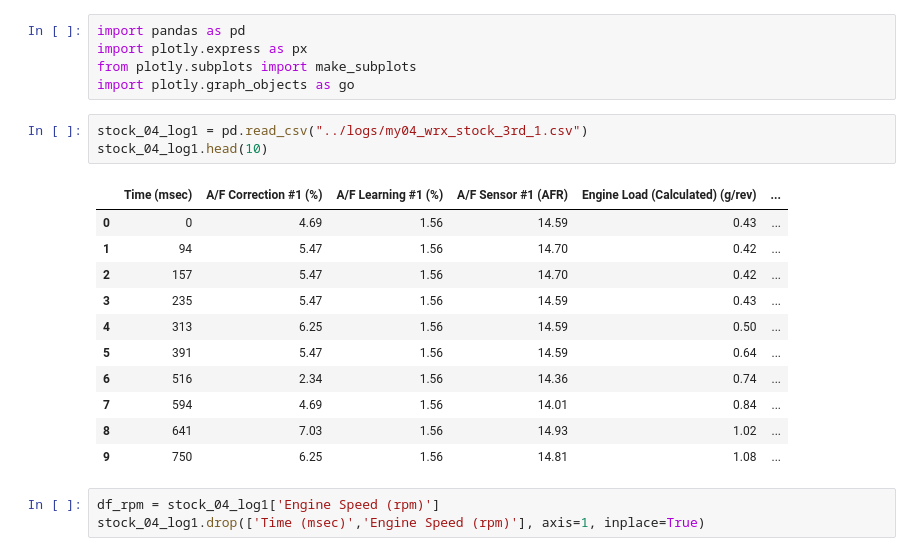
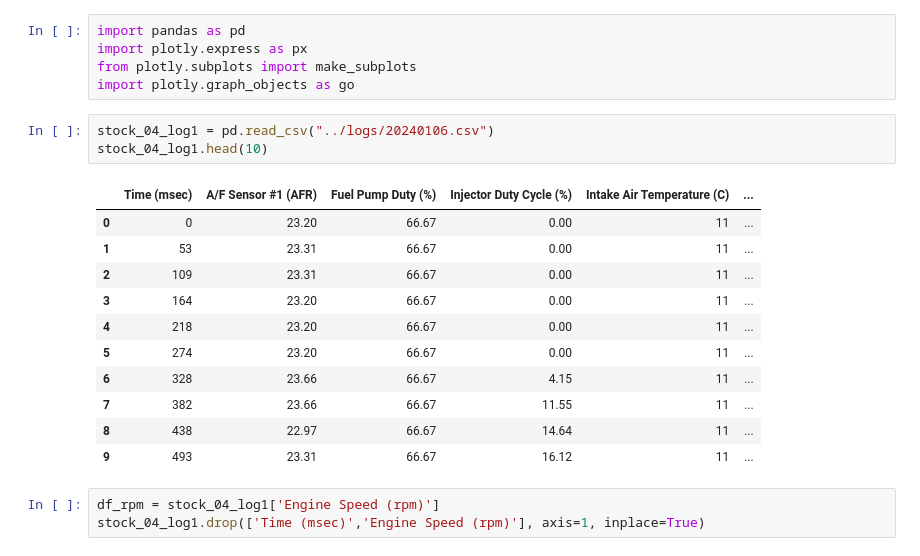
Before and after one commit to conorwhanson/Subaru_log_viewer, a Jupyter notebook: notebooks/log_parse_and_graph.ipynb, the cells around one changed output. Drawn from its saved outputs; the diff is of its cells as text.

```diff
--- a/notebooks/log_parse_and_graph.ipynb
+++ b/notebooks/log_parse_and_graph.ipynb
@@ -4,20 +4,20 @@ import plotly.express as px
 from plotly.subplots import make_subplots
 import plotly.graph_objects as go
 # %%
-stock_04_log1 = pd.read_csv("../logs/my04_wrx_stock_3rd_1.csv")
+stock_04_log1 = pd.read_csv("../logs/20240106.csv")
 stock_04_log1.head(10)
 # %% [output]
-|  | Time (msec) | A/F Correction #1 (%) | A/F Learning #1 (%) | A/F Sensor #1 (AFR) | Engine Load (Calculated) (g/rev) | ... |
-| 0 | 0 | 4.69 | 1.56 | 14.59 | 0.43 | ... |
-| 1 | 94 | 5.47 | 1.56 | 14.70 | 0.42 | ... |
-| 2 | 157 | 5.47 | 1.56 | 14.70 | 0.42 | ... |
-| 3 | 235 | 5.47 | 1.56 | 14.59 | 0.43 | ... |
-| 4 | 313 | 6.25 | 1.56 | 14.59 | 0.50 | ... |
-| 5 | 391 | 5.47 | 1.56 | 14.59 | 0.64 | ... |
-| 6 | 516 | 2.34 | 1.56 | 14.36 | 0.74 | ... |
-| 7 | 594 | 4.69 | 1.56 | 14.01 | 0.84 | ... |
-| 8 | 641 | 7.03 | 1.56 | 14.93 | 1.02 | ... |
-| 9 | 750 | 6.25 | 1.56 | 14.81 | 1.08 | ... |
+|  | Time (msec) | A/F Sensor #1 (AFR) | Fuel Pump Duty (%) | Injector Duty Cycle (%) | Intake Air Temperature (C) | ... |
+| 0 | 0 | 23.20 | 66.67 | 0.00 | 11 | ... |
+| 1 | 53 | 23.31 | 66.67 | 0.00 | 11 | ... |
+| 2 | 109 | 23.31 | 66.67 | 0.00 | 11 | ... |
+| 3 | 164 | 23.20 | 66.67 | 0.00 | 11 | ... |
+| 4 | 218 | 23.20 | 66.67 | 0.00 | 11 | ... |
+| 5 | 274 | 23.20 | 66.67 | 0.00 | 11 | ... |
+| 6 | 328 | 23.66 | 66.67 | 4.15 | 11 | ... |
+| 7 | 382 | 23.66 | 66.67 | 11.55 | 11 | ... |
+| 8 | 438 | 22.97 | 66.67 | 14.64 | 11 | ... |
+| 9 | 493 | 23.31 | 66.67 | 16.12 | 11 | ... |
 # %%
 df_rpm = stock_04_log1['Engine Speed (rpm)']
 stock_04_log1.drop(['Time (msec)','Engine Speed (rpm)'], axis=1, inplace=True)
```
Also changed, not shown: 4 other files.
